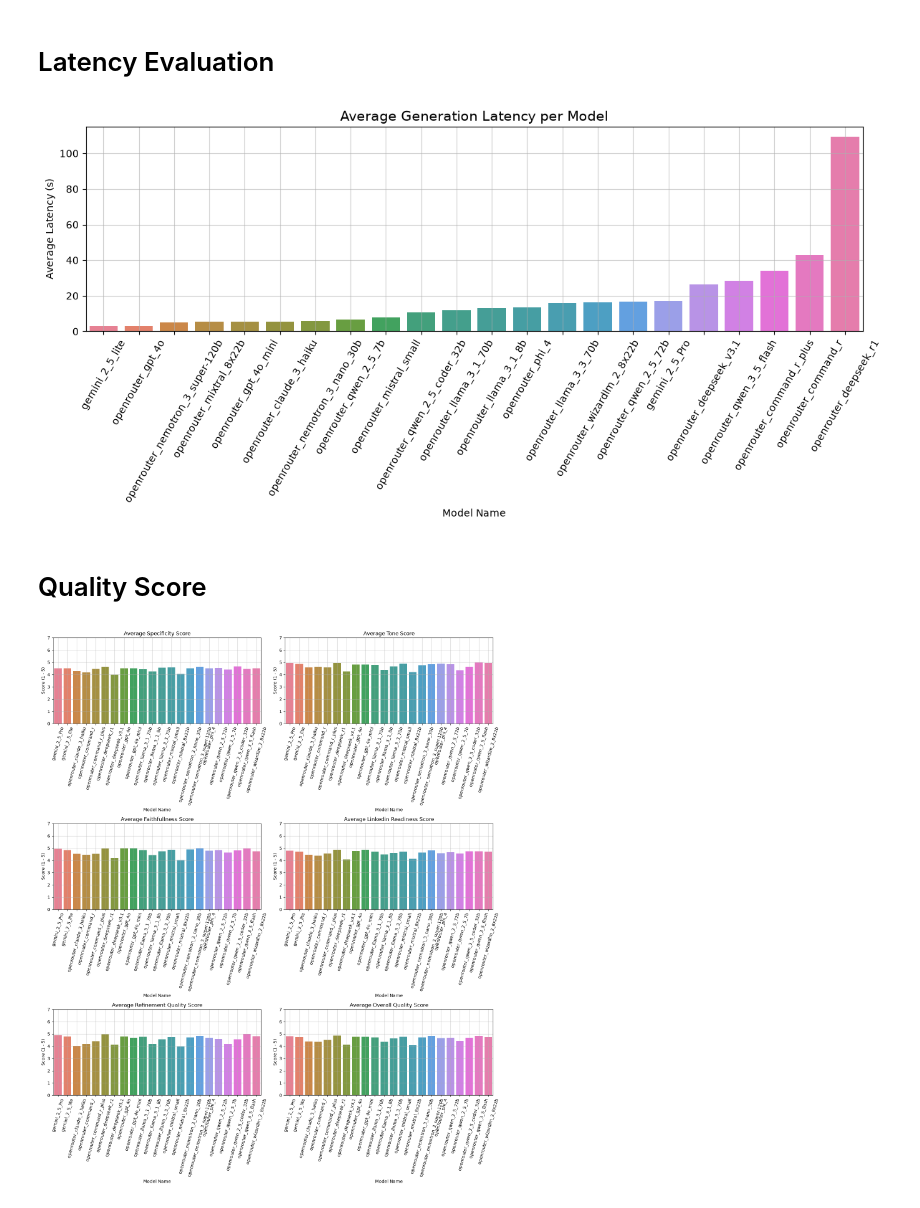
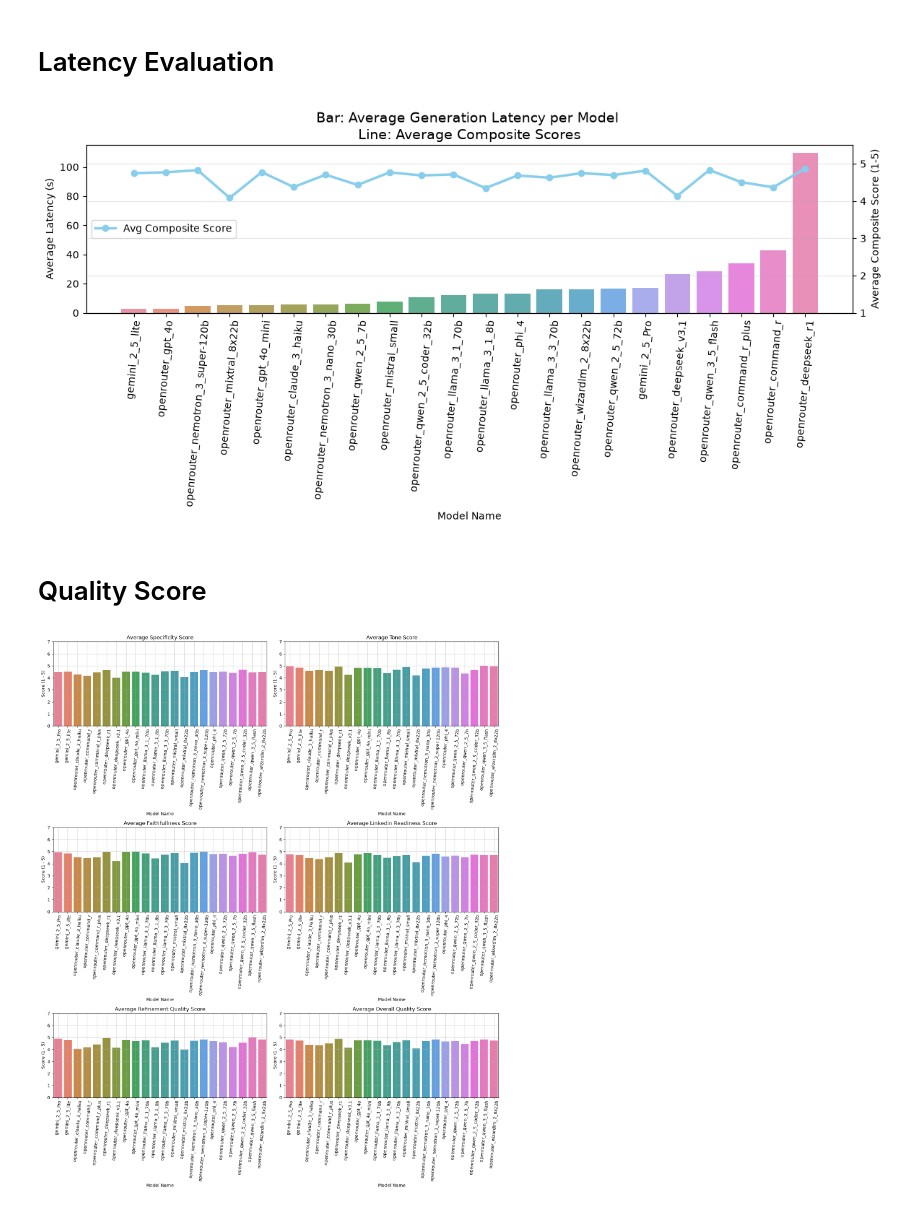
Before and after one commit to AlexDaPiggie/LinkedIn_Job_Description_GenAI, a Jupyter notebook: src/evaluation/Model_Comparison_Analysis.ipynb, the cells around one changed output. Cells and saved outputs as stored; diff of their text form; code cells hidden in the pictures.

```diff
--- a/src/evaluation/Model_Comparison_Analysis.ipynb
+++ b/src/evaluation/Model_Comparison_Analysis.ipynb
@@ -164,25 +163,62 @@ plt.show()
 ---
 # %% [markdown]
 # Latency Evaluation
+# %%
+score_cols = [
+    'specificity_score',
+    'tone_score',
+    'faithfullness_score',
+    'linkedin_readiness_score',
+    'refinement_quality_score',
+    'overall_quality_score',
+]
+avg_scores = df.groupby('model_name')[score_cols].mean().reset_index()
+
+#Calculate the average of all scores (composite)
+avg_scores['composite_scores'] = avg_scores[score_cols].mean(axis = 1)
 # %%
 avg_latency = df.groupby ('model_name')['latency_seconds'].mean().reset_index().sort_values(by = 'latency_seconds')
-plt.figure (figsize = (12, 6))
+#merge the average composite score to avg_latency
+merged_data = avg_latency.merge(avg_scores[['model_name', 'composite_scores']], on='model_name')
+
+_, ax1 = plt.subplots(figsize = (12, 6))
 sns.barplot(
     data = avg_latency,
     x = 'model_name',
     y = 'latency_seconds',
     hue = 'model_name',
     legend = False,
+    ax = ax1,
+    alpha = 0.85,
 )
-plt.title ('Average Generation Latency per Model', fontsize = 14)
-plt.xlabel ('Model Name')
-plt.ylabel ('Average Latency (s)')
-plt.tick_params (axis = 'x', rotation = 60)
-plt.grid(True, alpha = 0.6)
+ax1.set_xlabel ('Model Name')
+ax1.set_ylabel ('Average Latency (s)')
+ax1.tick_params (axis = 'x', rotation = 85)
+
+ax2 = ax1.twinx()
+ax2.plot(
+    merged_data['model_name'],
+    merged_data['composite_scores'],
+    color = 'skyblue',
+    marker = 'o',
+    linewidth = 2.5,
+    label = 'Avg Composite Score'
+)
+ax2.set_ylabel('Average Composite Score (1-5)')
+ax2.set_ylim(1, 5.5)
+ax2.grid(True, alpha = 0.3)
+ax2.legend(loc = 'center left')
+
+plt.title ('Bar: Average Generation Latency per Model \n' \
+            'Line: Average Composite Scores', fontsize = 14)
 plt.tight_layout()
-plt.savefig(img_dir / 'eval_latency_comparison.png', dpi=300, bbox_inches='tight')
+plt.savefig(
+    img_dir/'eval_latency_comparison.png',
+    dpi = 300,
+    bbox_inches='tight'
+)
 plt.show()
 # %% [output]
-[figure, old version]
+[figure, new version]
 # %% [markdown]
 # Quality Score
@@ -213,11 +238,11 @@ for i, col in enumerate(score_cols):
     axes[i].set_xlabel ("Model Name", fontsize = 10)
     axes[i].set_ylabel ("Score (1 - 5)", fontsize = 10)
     axes[i].set_ylim (0, 7.0)
-    axes[i].tick_params(axis = 'x', rotation = 75)
+    axes[i].tick_params(axis = 'x', rotation = 85)
     axes[i].grid(True, alpha = 0.6)
 
 plt.tight_layout()
 plt.savefig(img_dir / 'eval_quality_scores.png', dpi=300, bbox_inches='tight')
 plt.show()
 # %% [output]
-[figure, old version]
+[figure, new version]
```
Also changed, not shown: parts of 2 cells of this notebook, 3 other files.
